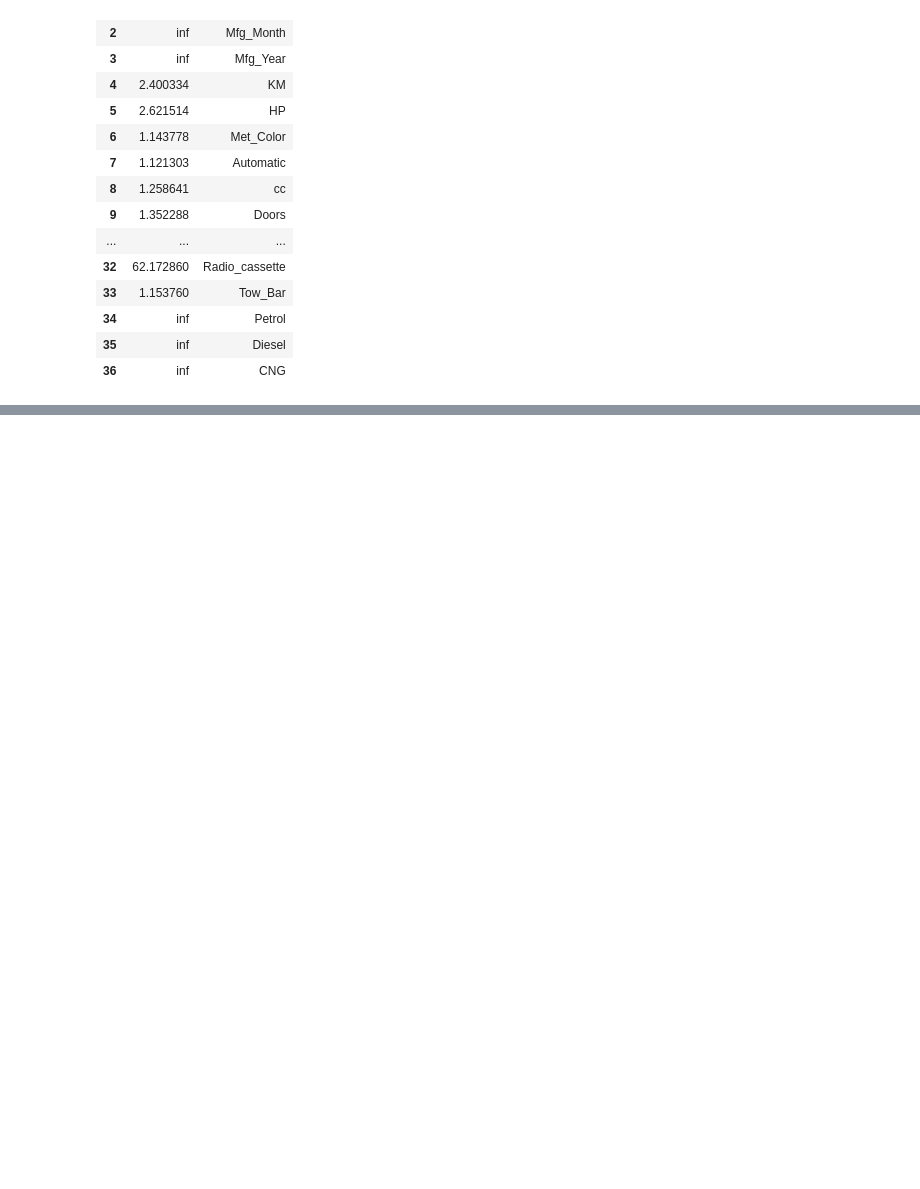
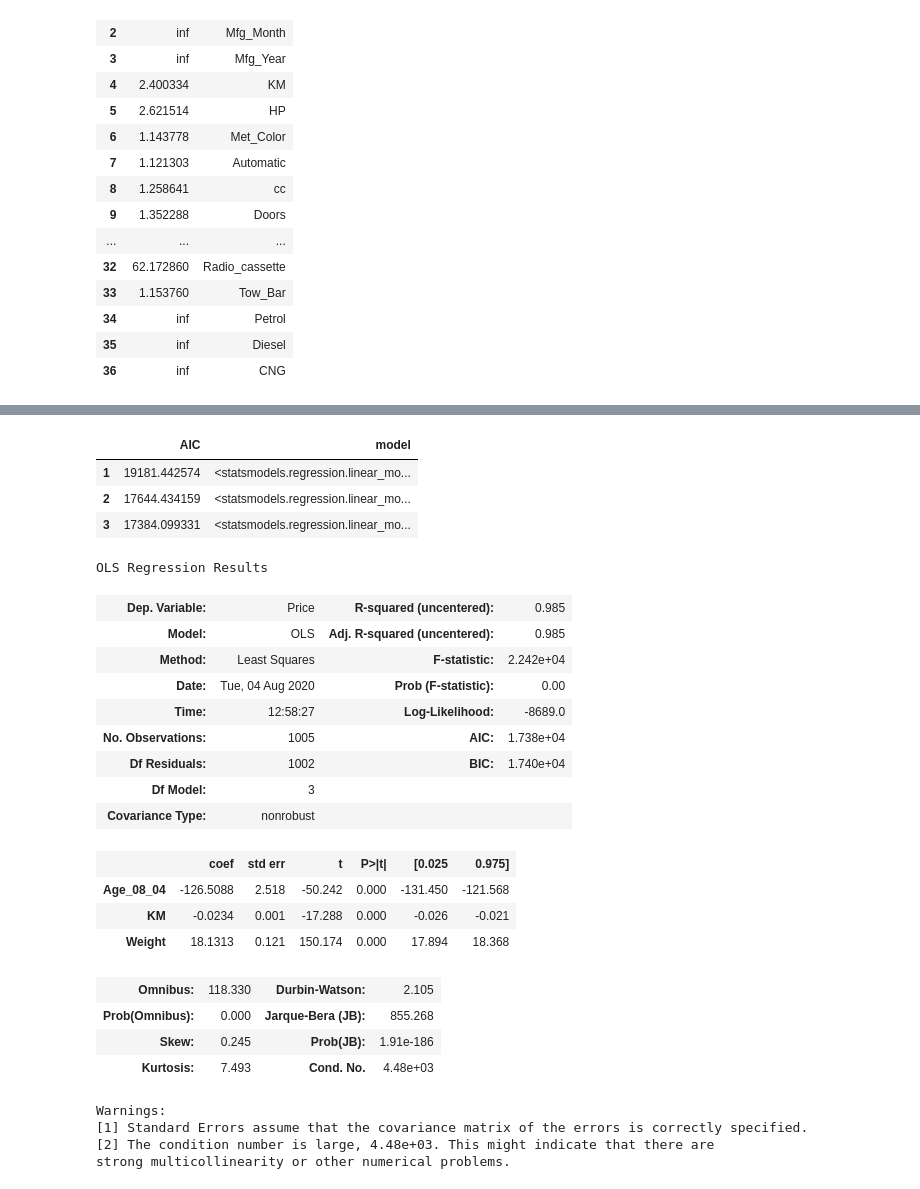
Before and after one commit to YoungJae-Hur/Data-science, a Jupyter notebook: ml-algorithms/3. multiple linear regression model part3.ipynb, the cells around one changed output, grey strips where cells are left out. Cells and saved outputs as stored; diff of their text form; code cells hidden in the pictures; blank space fills up the shorter version.

```diff
--- a/ml-algorithms/3. multiple linear regression model part3.ipynb
+++ b/ml-algorithms/3. multiple linear regression model part3.ipynb
@@ -233,0 +234,8 @@ mean_squared_error(y_true=test_y, y_pred = pred_y2)
+# %%
+def processSubset(X, y , feature_set) :
+    model = sm.OLS(y, X[list(feature_set)]) # modeling
+    regr = model.fit() # train model
+    AIC = regr.aic # aic of model
+    return {'model': regr, 'AIC':AIC}
+
+print(processSubset(X=train_x, y = train_y, feature_set=feature_columns[0:5]))
@@ -233,0 +252,17 @@ mean_squared_error(y_true=test_y, y_pred = pred_y2)
+# %%
+import time
+import itertools
+# getBest: select and save the model that has most lowest aic
+def getBest(X, y, k):
+    tic = time.time() # starting time
+    results = [] # for saving the result
+    for combo in itertools.combinations(X.columns.difference(['const']), k):
+        c = (list(combo))
+
+        results.append(processSubset(X, y, feature_set=c)) #save the modeled result
+    models = pd.DataFrame(results) # change to dataframe
+    # select and save the model that has most lowest aic
+    best_model = models.loc[models['AIC'].argmin()] # index
+    toc = time.time() # end time
+    print('Processed ', models.shape[0], 'models on', k, 'predictors in', toc-tic, 'seconds.')
+    return best_model
@@ -233,0 +323,32 @@ mean_squared_error(y_true=test_y, y_pred = pred_y2)
+# %%
+models
+# %% [output]
+|  | AIC | model |
+| 1 | 19181.442574 | <statsmodels.regression.linear_mo... |
+| 2 | 17644.434159 | <statsmodels.regression.linear_mo... |
+| 3 | 17384.099331 | <statsmodels.regression.linear_mo... |
+# %%
+models.loc[3, 'model'].summary()
+# %% [output]
+OLS Regression Results
+| Dep. Variable: | Price | R-squared (uncentered): | 0.985 |
+| Model: | OLS | Adj. R-squared (uncentered): | 0.985 |
+| Method: | Least Squares | F-statistic: | 2.242e+04 |
+| Date: | Tue, 04 Aug 2020 | Prob (F-statistic): | 0.00 |
+| Time: | 12:58:27 | Log-Likelihood: | -8689.0 |
+| No. Observations: | 1005 | AIC: | 1.738e+04 |
+| Df Residuals: | 1002 | BIC: | 1.740e+04 |
+| Df Model: | 3 |  |  |
+| Covariance Type: | nonrobust |  |  |
+|  | coef | std err | t | P>|t| | [0.025 | 0.975] |
+| Age_08_04 | -126.5088 | 2.518 | -50.242 | 0.000 | -131.450 | -121.568 |
+| KM | -0.0234 | 0.001 | -17.288 | 0.000 | -0.026 | -0.021 |
+| Weight | 18.1313 | 0.121 | 150.174 | 0.000 | 17.894 | 18.368 |
+| Omnibus: | 118.330 | Durbin-Watson: | 2.105 |
+| Prob(Omnibus): | 0.000 | Jarque-Bera (JB): | 855.268 |
+| Skew: | 0.245 | Prob(JB): | 1.91e-186 |
+| Kurtosis: | 7.493 | Cond. No. | 4.48e+03 |
+Warnings:
+[1] Standard Errors assume that the covariance matrix of the errors is correctly specified.
+[2] The condition number is large, 4.48e+03. This might indicate that there are
+strong multicollinearity or other numerical problems.
```
Also changed, not shown: parts of 30 cells of this notebook.
